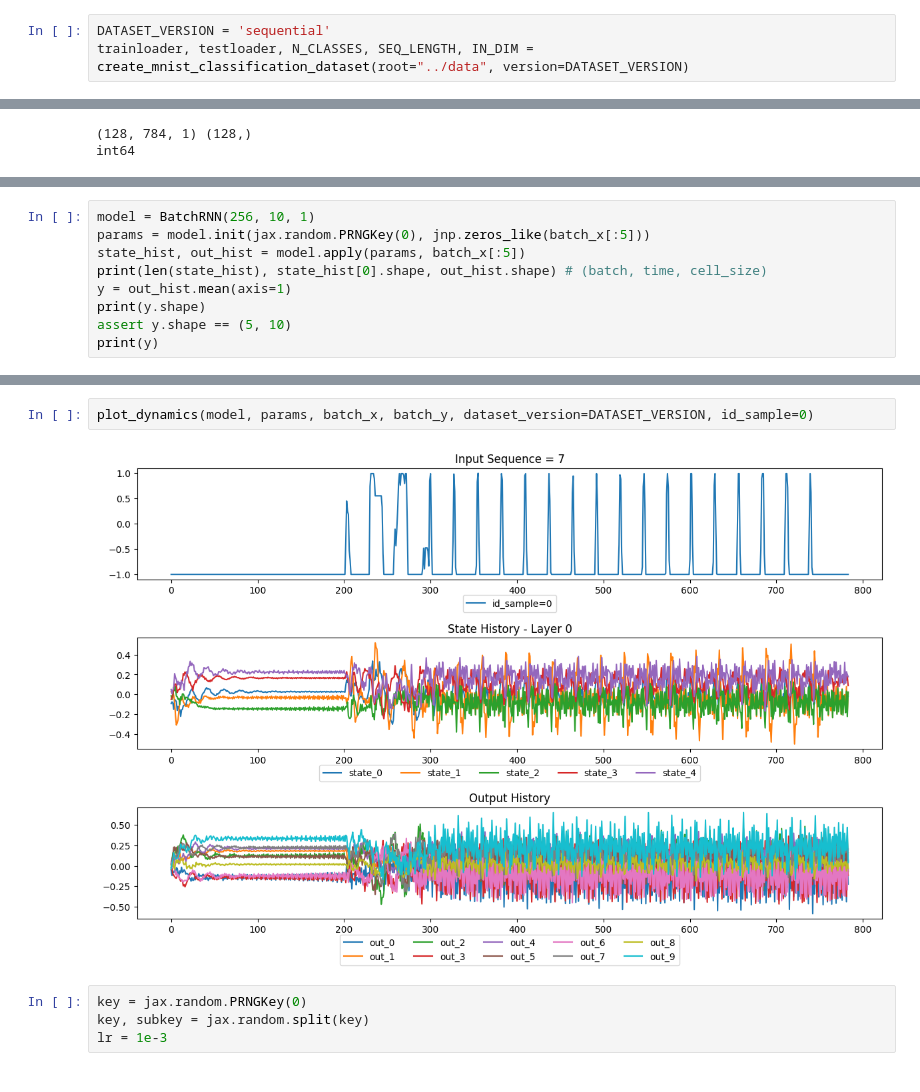
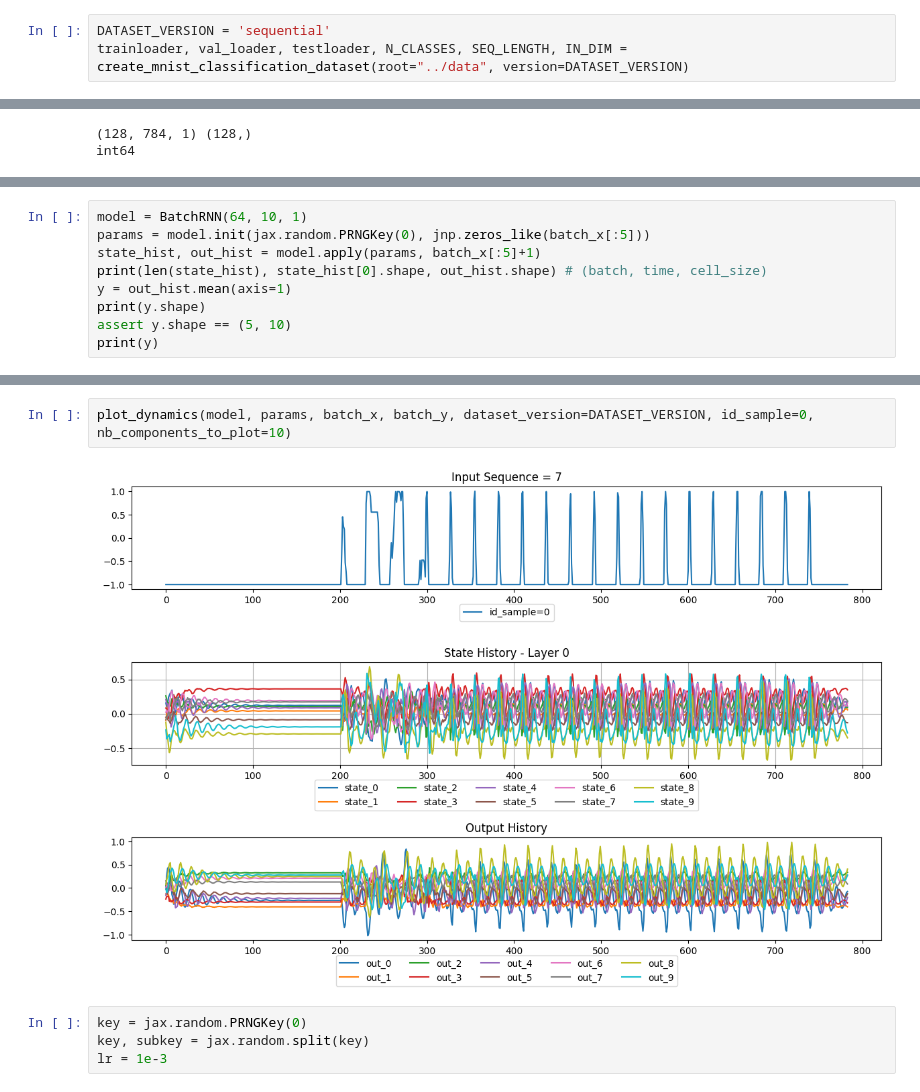
Before and after one commit to TristanTorchet/LearningJAX, a Jupyter notebook: Flax/flax1e_scanSRN.ipynb, the cells around one changed output, grey strips where cells are left out. Drawn from its saved outputs; the diff is of its cells as text.

```diff
--- a/Flax/flax1e_scanSRN.ipynb
+++ b/Flax/flax1e_scanSRN.ipynb
@@ -54,7 +54,7 @@ os.environ["CUDA_VISIBLE_DEVICES"] = "0"
 from utils import create_mnist_classification_dataset, plot_dynamics
 # %%
 DATASET_VERSION = 'sequential'
-trainloader, testloader, N_CLASSES, SEQ_LENGTH, IN_DIM = create_mnist_classification_dataset(root="../data", version=DATASET_VERSION)
+trainloader, val_loader, testloader, N_CLASSES, SEQ_LENGTH, IN_DIM = create_mnist_classification_dataset(root="../data", version=DATASET_VERSION)
 # %% [output]
 [*] Generating MNIST Classification Dataset...
 # %%
@@ -109,9 +120,9 @@ class RNNBackbone(nn.Module):
 
 BatchRNN = nn.vmap(RNNBackbone, in_axes=0, out_axes=0, variable_axes={'params': None}, split_rngs={'params': False})
 # %%
-model = BatchRNN(256, 10, 1)
+model = BatchRNN(64, 10, 1)
 params = model.init(jax.random.PRNGKey(0), jnp.zeros_like(batch_x[:5]))
-state_hist, out_hist = model.apply(params, batch_x[:5])
+state_hist, out_hist = model.apply(params, batch_x[:5]+1)
 print(len(state_hist), state_hist[0].shape, out_hist.shape) # (batch, time, cell_size)
 y = out_hist.mean(axis=1)
 print(y.shape)
@@ -143,7 +165,7 @@ params:
 # %%
-plot_dynamics(model, params, batch_x, batch_y, dataset_version=DATASET_VERSION, id_sample=0)
+plot_dynamics(model, params, batch_x, batch_y, dataset_version=DATASET_VERSION, id_sample=0, nb_components_to_plot=10)
 # %% [output]
-[figure, old version]
+[figure, new version]
 # %%
 key = jax.random.PRNGKey(0)
 key, subkey = jax.random.split(key)
```
Also changed, not shown: parts of 5 cells of this notebook, 2 other files.
